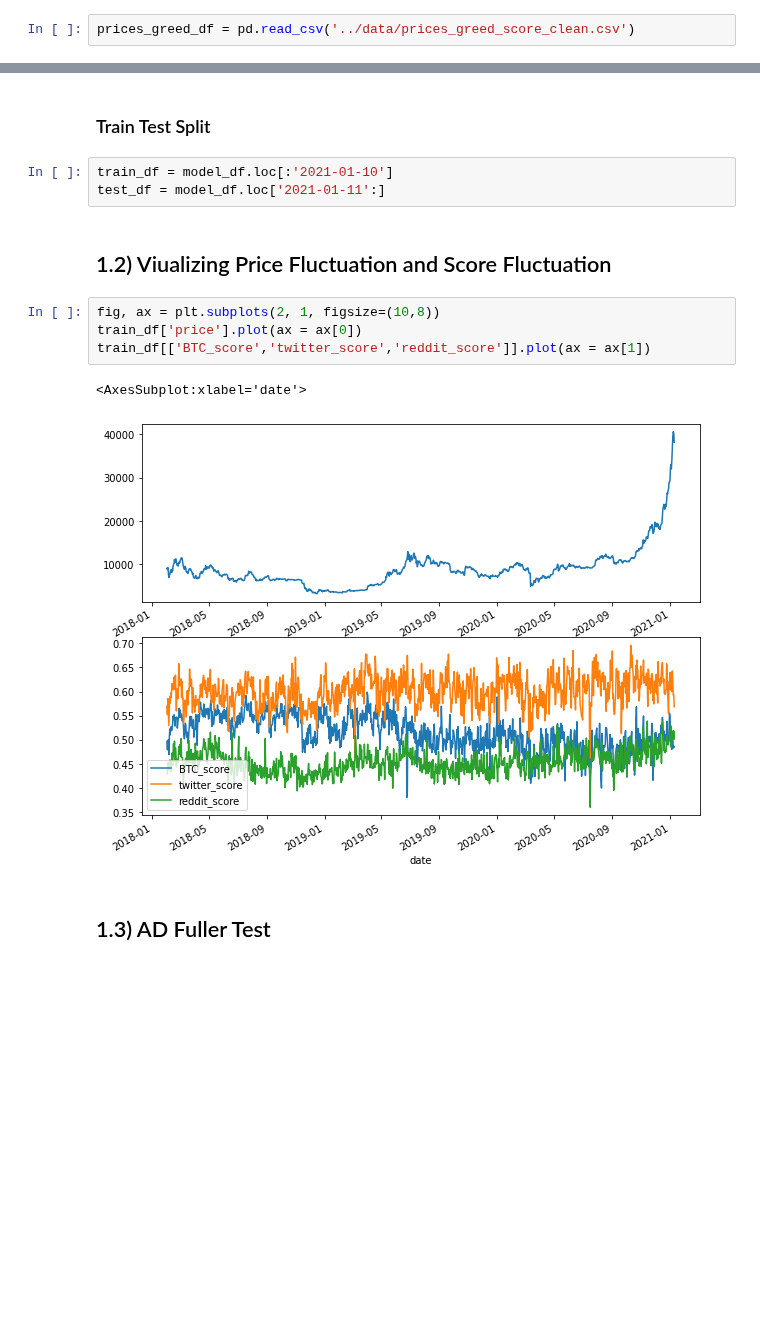
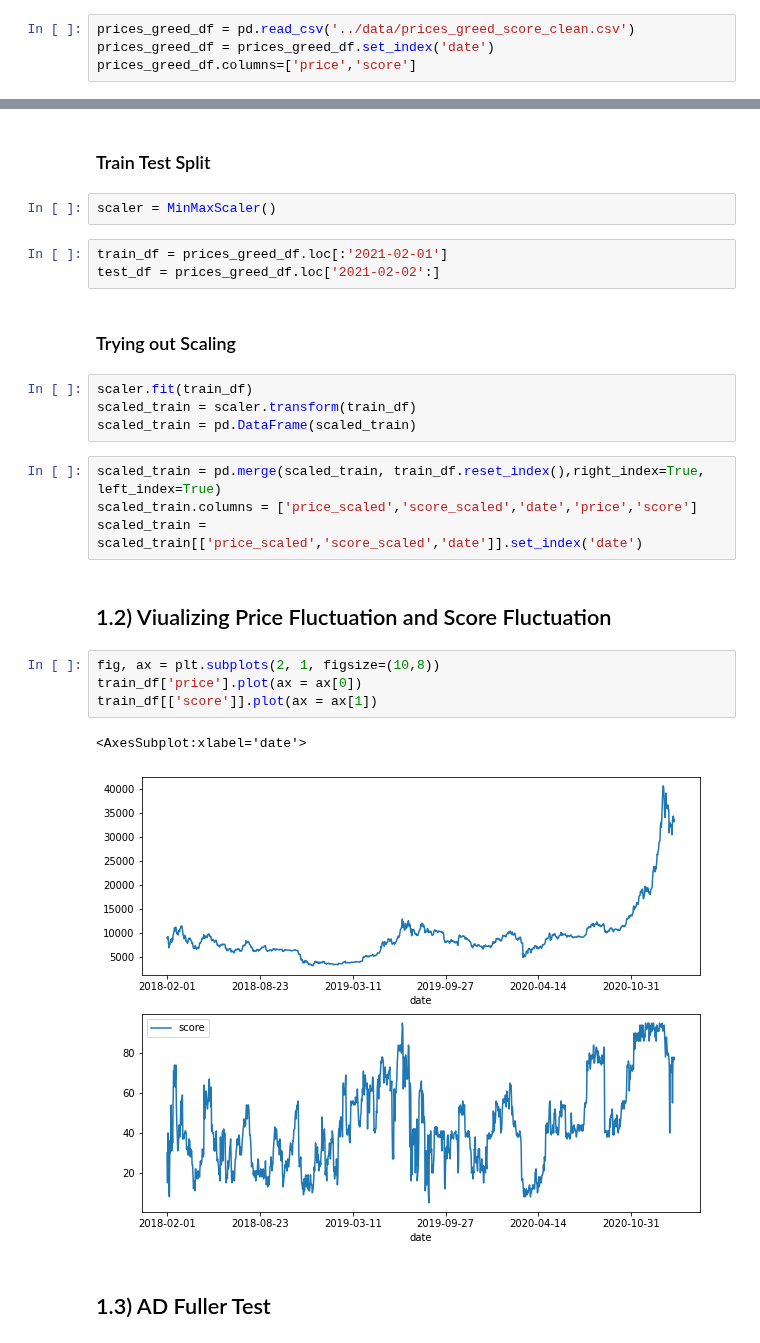
Before and after one commit to Dmunozig/crypto_sentiment, a Jupyter notebook: notebooks/Yassine modelling NB.ipynb, the cells around one changed output, grey strips where cells are left out. Cells and saved outputs as stored; diff of their text form; blank space fills up the shorter version.

```diff
--- a/notebooks/Yassine modelling NB.ipynb
+++ b/notebooks/Yassine modelling NB.ipynb
@@ -74,3 +63,5 @@ model_df['date'] = pd.to_datetime(model_df['date'])
 model_df = model_df.set_index('date')
 # %%
 prices_greed_df = pd.read_csv('../data/prices_greed_score_clean.csv')
+prices_greed_df = prices_greed_df.set_index('date')
+prices_greed_df.columns=['price','score']
@@ -102,17 +68,29 @@ model_df['price'].plot()
 # %% [markdown]
 ### Train Test Split
+# %%
+scaler = MinMaxScaler()
 # %%
-train_df = model_df.loc[:'2021-01-10']
-test_df = model_df.loc['2021-01-11':]
+train_df = prices_greed_df.loc[:'2021-02-01']
+test_df = prices_greed_df.loc['2021-02-02':]
+# %% [markdown]
+### Trying out Scaling
+# %%
+scaler.fit(train_df)
+scaled_train = scaler.transform(train_df)
+scaled_train = pd.DataFrame(scaled_train)
+# %%
+scaled_train = pd.merge(scaled_train, train_df.reset_index(),right_index=True, left_index=True)
+scaled_train.columns = ['price_scaled','score_scaled','date','price','score']
+scaled_train = scaled_train[['price_scaled','score_scaled','date']].set_index('date')
 # %% [markdown]
 ## 1.2) Viualizing Price Fluctuation and Score Fluctuation
 # %%
 fig, ax = plt.subplots(2, 1, figsize=(10,8))
 train_df['price'].plot(ax = ax[0])
-train_df[['BTC_score','twitter_score','reddit_score']].plot(ax = ax[1])
+train_df[['score']].plot(ax = ax[1])
 # %% [output]
 <AxesSubplot:xlabel='date'>
-[figure, old version]
+[figure, new version]
 # %% [markdown]
 ## 1.3) AD Fuller Test
 # %%
```
Also changed, not shown: parts of 40 cells of this notebook, 1 other file.
